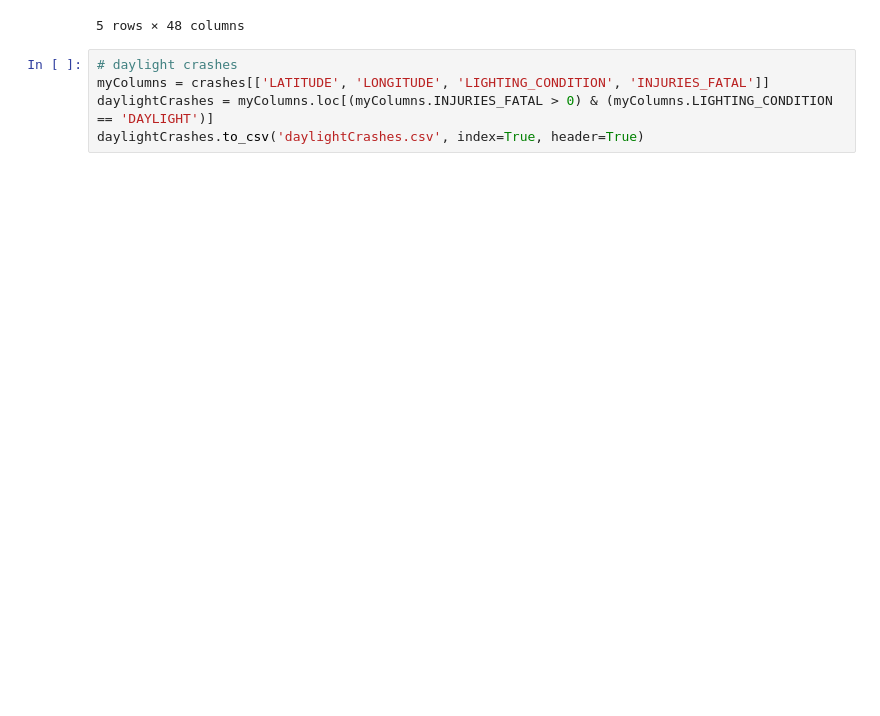
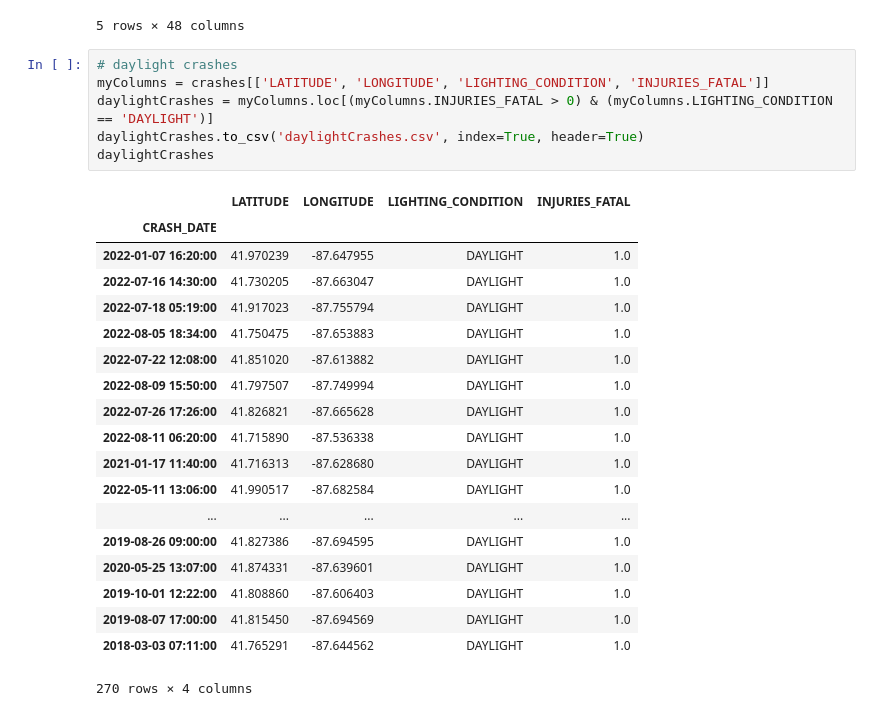
Before and after one commit to zuke0000/Data-Visualization, a Jupyter notebook: Untitled.ipynb, the cells around one changed output. Saved outputs shown, nothing was run; the diff lists cells and outputs as text; blank space fills up the shorter version.

```diff
--- a/Untitled.ipynb
+++ b/Untitled.ipynb
@@ -14,8 +14,29 @@ crashes.head()
 # %%
 # daylight crashes
 myColumns = crashes[['LATITUDE', 'LONGITUDE', 'LIGHTING_CONDITION', 'INJURIES_FATAL']]
 daylightCrashes = myColumns.loc[(myColumns.INJURIES_FATAL > 0) & (myColumns.LIGHTING_CONDITION == 'DAYLIGHT')]
 daylightCrashes.to_csv('daylightCrashes.csv', index=True, header=True)
+daylightCrashes
+# %% [output]
+|  | LATITUDE | LONGITUDE | LIGHTING_CONDITION | INJURIES_FATAL |
+| CRASH_DATE |  |  |  |  |
+| 2022-01-07 16:20:00 | 41.970239 | -87.647955 | DAYLIGHT | 1.0 |
+| 2022-07-16 14:30:00 | 41.730205 | -87.663047 | DAYLIGHT | 1.0 |
+| 2022-07-18 05:19:00 | 41.917023 | -87.755794 | DAYLIGHT | 1.0 |
+| 2022-08-05 18:34:00 | 41.750475 | -87.653883 | DAYLIGHT | 1.0 |
+| 2022-07-22 12:08:00 | 41.851020 | -87.613882 | DAYLIGHT | 1.0 |
+| 2022-08-09 15:50:00 | 41.797507 | -87.749994 | DAYLIGHT | 1.0 |
+| 2022-07-26 17:26:00 | 41.826821 | -87.665628 | DAYLIGHT | 1.0 |
+| 2022-08-11 06:20:00 | 41.715890 | -87.536338 | DAYLIGHT | 1.0 |
+| 2021-01-17 11:40:00 | 41.716313 | -87.628680 | DAYLIGHT | 1.0 |
+| 2022-05-11 13:06:00 | 41.990517 | -87.682584 | DAYLIGHT | 1.0 |
+| ... | ... | ... | ... | ... |
+| 2019-08-26 09:00:00 | 41.827386 | -87.694595 | DAYLIGHT | 1.0 |
+| 2020-05-25 13:07:00 | 41.874331 | -87.639601 | DAYLIGHT | 1.0 |
+| 2019-10-01 12:22:00 | 41.808860 | -87.606403 | DAYLIGHT | 1.0 |
+| 2019-08-07 17:00:00 | 41.815450 | -87.694569 | DAYLIGHT | 1.0 |
+| 2018-03-03 07:11:00 | 41.765291 | -87.644562 | DAYLIGHT | 1.0 |
+270 rows × 4 columns
 # %%
 # darkness crashes
 darknessCrashes = myColumns.loc[(myColumns.INJURIES_FATAL > 0) & (myColumns.LIGHTING_CONDITION == 'DARKNESS')]
```
Also changed, not shown: parts of 1 cell of this notebook, 1 other file.
